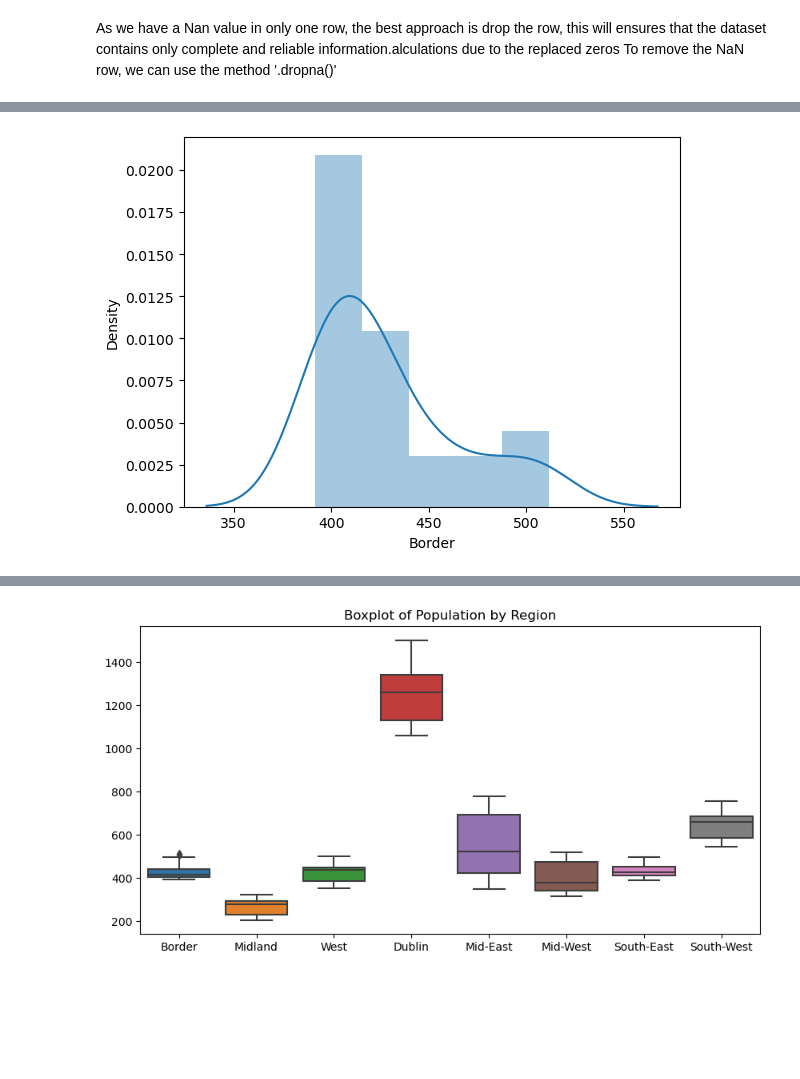
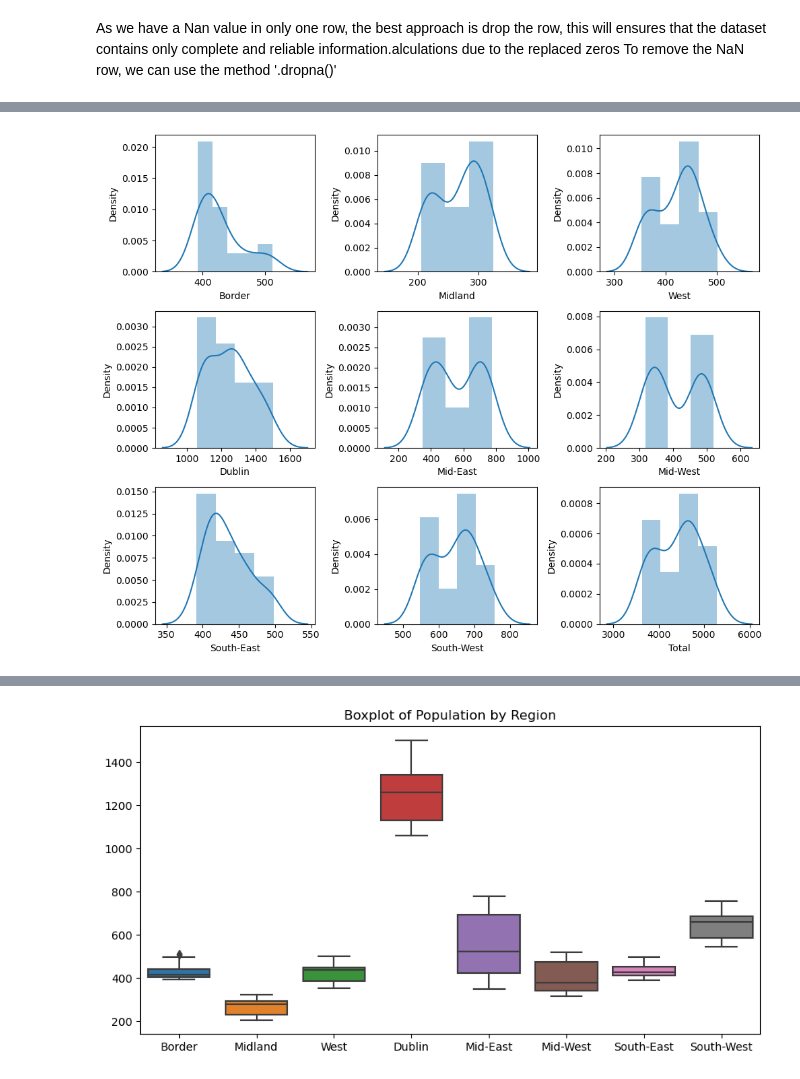
Before and after one commit to jmdtanalyst/MSC_DA_CA1, a Jupyter notebook: MSC_DA_CA1_Jose_Mario.ipynb, the cells around one changed output, grey strips where cells are left out. Drawn from its saved outputs; the diff is of its cells as text; code cells hidden in the pictures; blank space fills up the shorter version.

```diff
--- a/MSC_DA_CA1_Jose_Mario.ipynb
+++ b/MSC_DA_CA1_Jose_Mario.ipynb
@@ -410,4 +399,22 @@ a skewness value of less than -1 or greater than 1 is considered to be highly sk
-# %%
-sns.distplot(population_df['Border'],hist=True);
-# %% [output]
-[figure, removed]
+# %%
+# Create a figure with 3 rows and 3 columns
+fig, axes = plt.subplots(3, 3, figsize=(10, 8))
+
+# Plot the distributions on the subplots
+sns.distplot(population_df['Border'], ax=axes[0, 0])
+sns.distplot(population_df['Midland'], ax=axes[0, 1])
+sns.distplot(population_df['West'], ax=axes[0, 2])
+sns.distplot(population_df['Dublin'], ax=axes[1, 0])
+sns.distplot(population_df['Mid-East'], ax=axes[1, 1])
+sns.distplot(population_df['Mid-West'], ax=axes[1, 2])
+sns.distplot(population_df['South-East'], ax=axes[2, 0])
+sns.distplot(population_df['South-West'], ax=axes[2, 1])
+sns.distplot(population_df['Total'], ax=axes[2, 2])
+
+
+# Tighten the layout of the subplots
+plt.tight_layout()
+
+plt.show()
+# %% [output]
+[figure, added]
```
Also changed, not shown: parts of 30 cells of this notebook, 1 other file.
